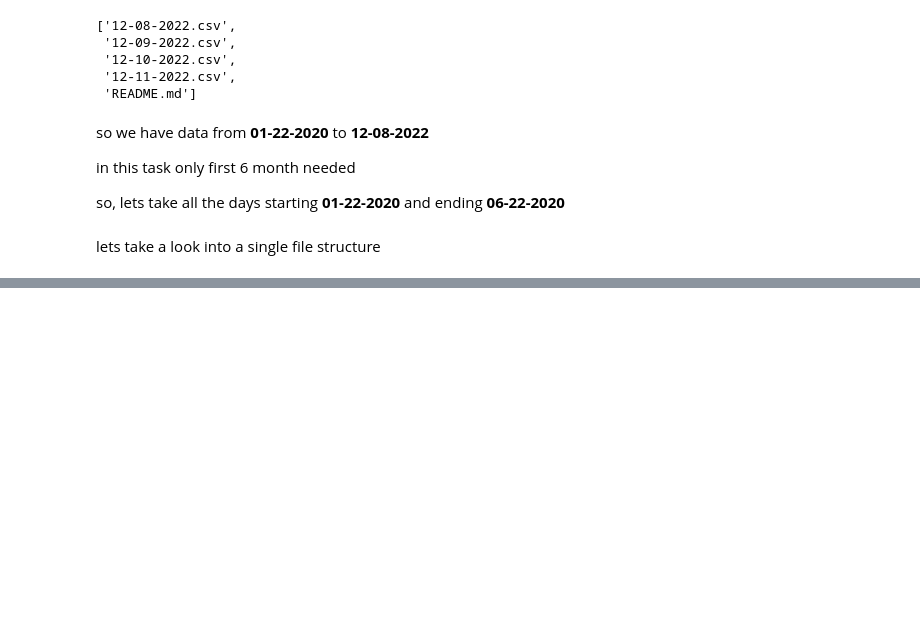
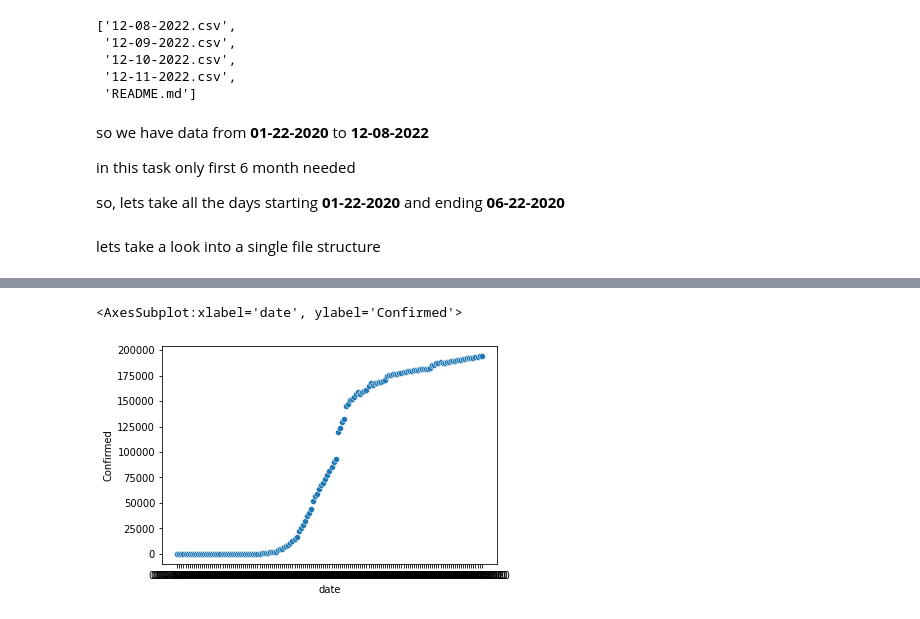
Before and after one commit to nazariinyzhnyk/covid-data-flaws-test-task, a Jupyter notebook: eda_needed.ipynb, the cells around one changed output, grey strips where cells are left out. Drawn from its saved outputs; the diff is of its cells as text; code cells hidden in the pictures; blank space fills up the shorter version.

```diff
--- a/eda_needed.ipynb
+++ b/eda_needed.ipynb
@@ -75,0 +134,3 @@ df.tail(5)
+# %%
+df3 = pd.read_csv(CNT_DATA_PATH+"/France.csv")
+df3.date.to_list()
@@ -75,0 +157,3 @@ df.tail(5)
+# %%
+france_df = fc.merge_single_country_files([df1, df2, df3])
+france_df
@@ -75,0 +174,7 @@ df.tail(5)
+# %%
+france_df["Deaths"] = france_df["Deaths"].apply(fc.impute_with_value)
+france_df["Recovered"] = france_df["Recovered"].apply(fc.impute_with_value)
+# %%
+france_df = fc.active_cases_calculation(france_df)
+france_df = fc.incident_rate_calculation(france_df, population_mln=67.5)
+france_df = fc.case_fatality_ratio_calculation(france_df)
@@ -75,0 +197,5 @@ df.tail(5)
+# %%
+sns.scatterplot(x="date", y="Confirmed", data=france_df)
+# %% [output]
+<AxesSubplot:xlabel='date', ylabel='Confirmed'>
+[figure, added]
```
Also changed, not shown: parts of 32 cells of this notebook, 7 other files.
